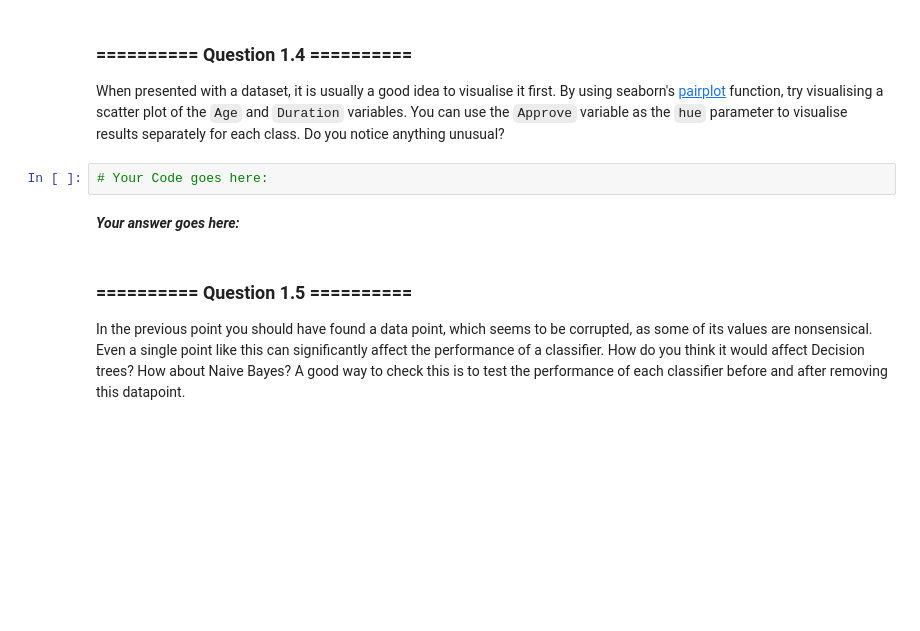
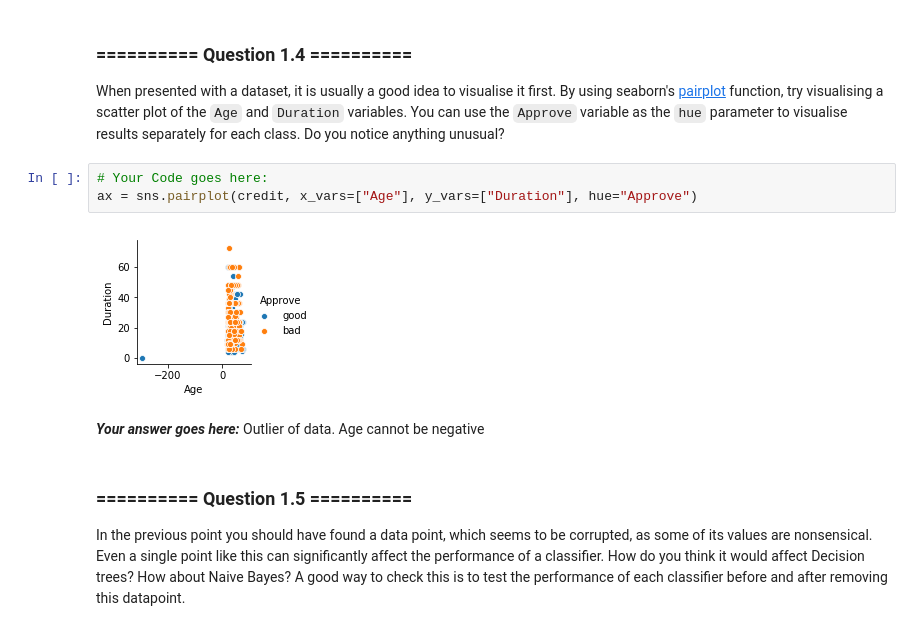
Before and after one commit to GrowlingM1ke/iaml-labs, a Jupyter notebook: Labs/02 - Decision Trees and Linear Regression.ipynb, the cells around one changed output. Cells and saved outputs as stored; diff of their text form; blank space fills up the shorter version.

```diff
--- a/Labs/02 - Decision Trees and Linear Regression.ipynb
+++ b/Labs/02 - Decision Trees and Linear Regression.ipynb
@@ -61,8 +96,11 @@ Display the first 10 data points of the dataset
 When presented with a dataset, it is usually a good idea to visualise it first. By using seaborn's [pairplot](https://seaborn.github.io/generated/seaborn.pairplot.html?highlight=pairplot#seaborn.pairplot) function, try visualising a scatter plot of the `Age` and `Duration` variables. You can use the `Approve` variable as the `hue` parameter to visualise results separately for each class. Do you notice anything unusual?
 # %%
 # Your Code goes here:
+ax = sns.pairplot(credit, x_vars=["Age"], y_vars=["Duration"], hue="Approve")
+# %% [output]
+[figure, added]
 # %% [markdown]
-***Your answer goes here:***
+***Your answer goes here:*** Outlier of data. Age cannot be negative
 # %% [markdown]
 ### ========== Question 1.5 ==========
 In the previous point you should have found a data point, which seems to be corrupted, as some of its values are nonsensical. Even a single point like this can significantly affect the performance of a classifier. How do you think it would affect Decision trees? How about Naive Bayes? A good way to check this is to test the performance of each classifier before and after removing this datapoint.
```
Also changed, not shown: parts of 60 cells of this notebook, 4 other files.
